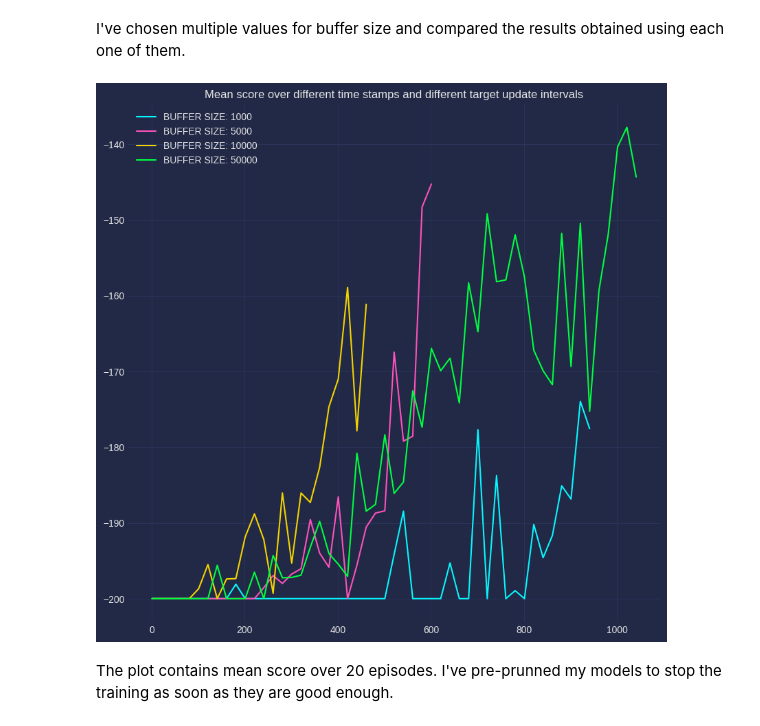
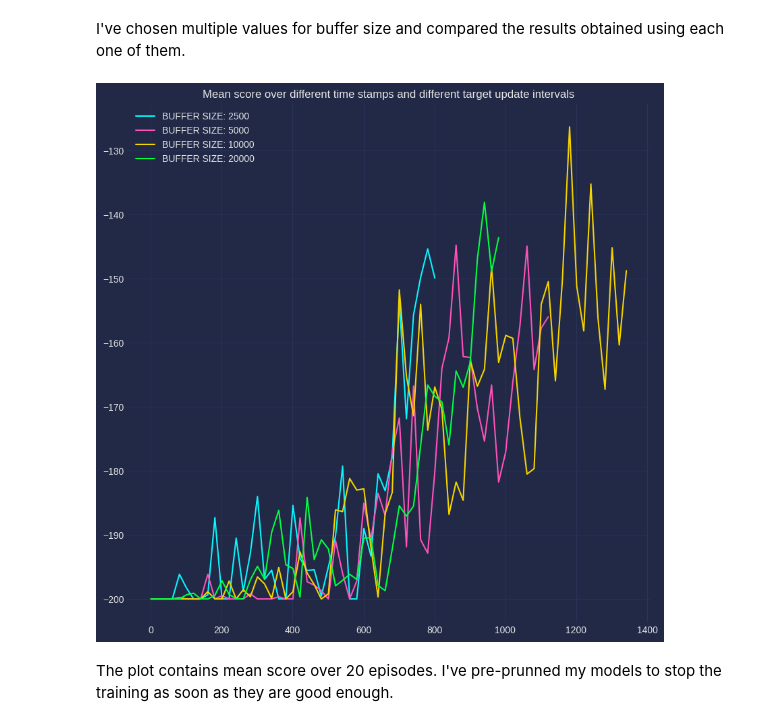
Before and after one commit to cmaspi/Reinforcement-Learning-AI3000, a Jupyter notebook: Assignment-4/mountain_car/mountain.ipynb, the cells around one changed output. Drawn from its saved outputs; the diff is of its cells as text; code cells hidden in the pictures.

```diff
--- a/Assignment-4/mountain_car/mountain.ipynb
+++ b/Assignment-4/mountain_car/mountain.ipynb
@@ -110,9 +110,9 @@ class MountainCar:
     def train(self, num_episodes: int, batch_size: int):
         env = self.env
         scores = []
-        moving_scores = deque([-200]*10, maxlen=10)
+        moving_scores = deque([-200]*15, maxlen=15)
         for episode in tqdm(range(1, num_episodes+1)):
-            if all(x>-180 for x in moving_scores) and sum(moving_scores) < -125*10:
+            if all(x>-175 for x in moving_scores) and sum(moving_scores) < -125*15:
                 return scores, episode
             state = torch.tensor(env.reset())
             done = False
@@ -135,12 +135,12 @@ class MountainCar:
 
 
 EPISODES = 2000
-BATCHSIZE = 64
+BATCHSIZE = 32
 scores = []
-BUFFER_SIZE = [1_000, 5_000, 10_000, 50_000]
+BUFFER_SIZE = [2_500, 5_000, 10_000, 20_000]
 NUM_EPISODES = []
 for size in BUFFER_SIZE:
-    game = MountainCar(0.99, size)
+    game = MountainCar(0.995, size, 15)
     score, episodes = game.train(EPISODES, BATCHSIZE)
     scores.append(score)
     NUM_EPISODES.append(episodes)
@@ -150,14 +150,14 @@ I've chosen multiple values for buffer size and compared the results obtained us
 # %%
 fig = plt.figure(figsize=(10, 10))
 ax = fig.subplots()
 fig.set_dpi(100)
 
 for idx, i in enumerate(BUFFER_SIZE):
-    ax.plot(range(1,NUM_EPISODES[idx]-20, 20), [sum(scores[idx][x:x+20])/20 for x, j in enumerate(scores[idx][:-20]) if x%20==0], label=f'BUFFER SIZE: {i}')
+    ax.plot(range(1,NUM_EPISODES[idx]-20, 20), [sum(scores[idx][x:x+20])/20 for x, _ in enumerate(scores[idx][:-20]) if x%20==0], label=f'BUFFER SIZE: {i}')
     ax.set_title('Mean score over different time stamps and different target update intervals')
 ax.legend()
 plt.show()
 # %% [output]
-[figure, old version]
+[figure, new version]
 # %% [markdown]
 The plot contains mean score over 20 episodes. I've pre-prunned my models to stop the training as soon as they are good enough.
```
Also changed, not shown: parts of 2 cells of this notebook, 8 other files.
